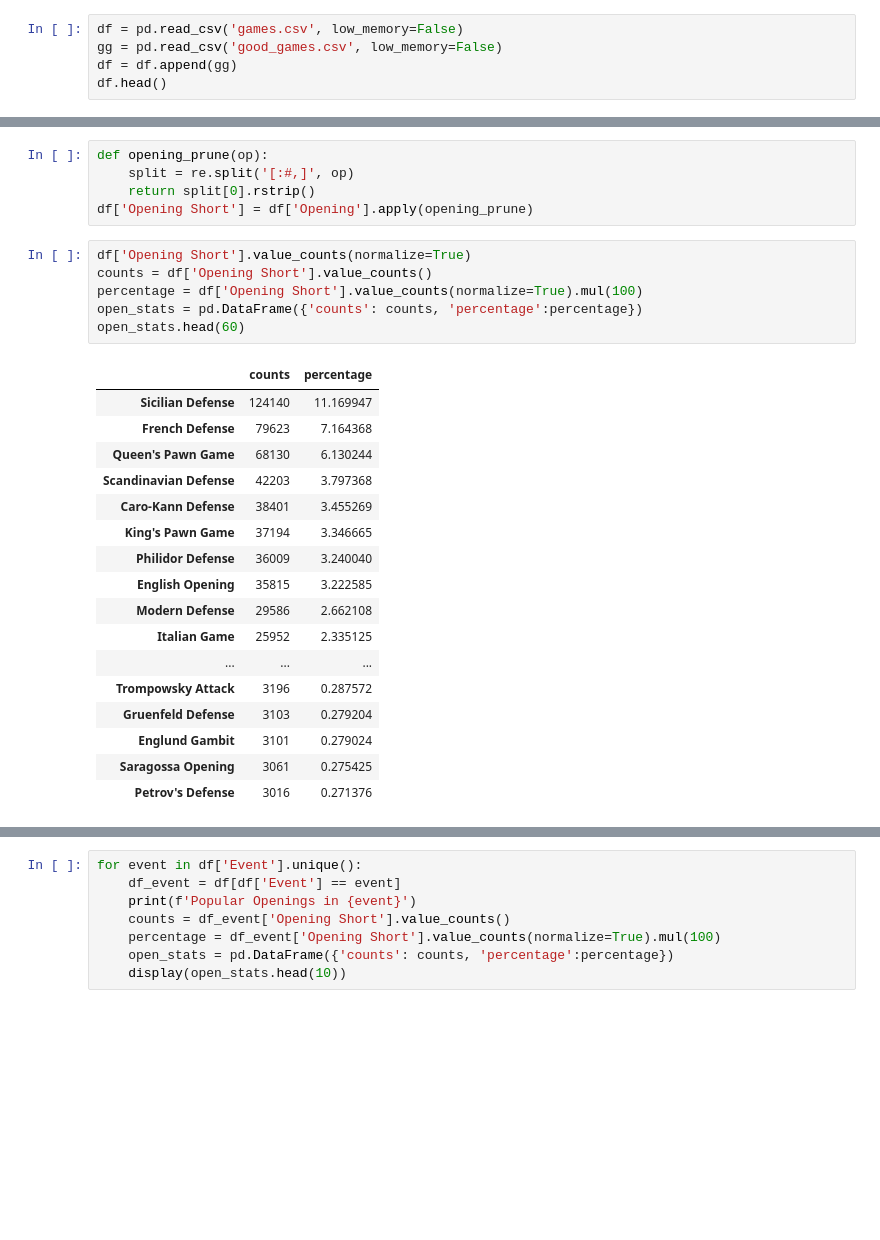
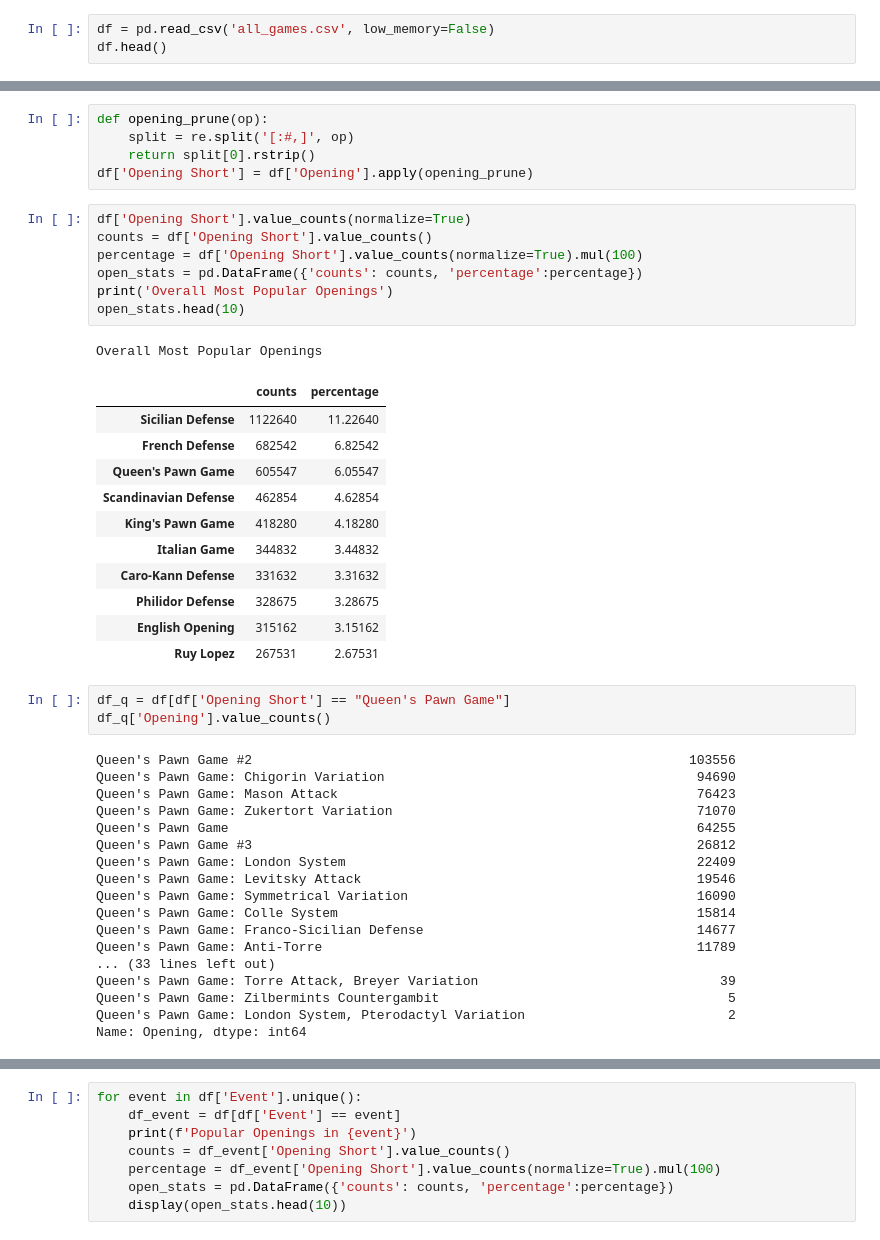
Before and after one commit to kdesai2018/DSL-final-project, a Jupyter notebook: jordan_analysis.ipynb, the cells around one changed output, grey strips where cells are left out. Drawn from its saved outputs; the diff is of its cells as text; blank space fills up the shorter version.

```diff
--- a/jordan_analysis.ipynb
+++ b/jordan_analysis.ipynb
@@ -7,9 +8,7 @@ import re
 # %% [markdown]
 # Importing and Setuping Up Dataset
 # %%
-df = pd.read_csv('games.csv', low_memory=False)
-gg = pd.read_csv('good_games.csv', low_memory=False)
-df = df.append(gg)
+df = pd.read_csv('all_games.csv', low_memory=False)
 df.head()
 # %% [output]
 |  | Unnamed: 0 | Event | Result | White Rating | Black Rating | Eco | Opening | Termination | Turns |
@@ -118,24 +122,41 @@ df['Opening Short'] = df['Opening'].apply(opening_prune)
 # %%
 df['Opening Short'].value_counts(normalize=True)
 counts = df['Opening Short'].value_counts()
 percentage = df['Opening Short'].value_counts(normalize=True).mul(100)
 open_stats = pd.DataFrame({'counts': counts, 'percentage':percentage})
-open_stats.head(60)
+print('Overall Most Popular Openings')
+open_stats.head(10)
 # %% [output]
+Overall Most Popular Openings
 |  | counts | percentage |
-| Sicilian Defense | 124140 | 11.169947 |
-| French Defense | 79623 | 7.164368 |
-| Queen's Pawn Game | 68130 | 6.130244 |
-| Scandinavian Defense | 42203 | 3.797368 |
-| Caro-Kann Defense | 38401 | 3.455269 |
-| King's Pawn Game | 37194 | 3.346665 |
-| Philidor Defense | 36009 | 3.240040 |
-| English Opening | 35815 | 3.222585 |
-| Modern Defense | 29586 | 2.662108 |
-| Italian Game | 25952 | 2.335125 |
-| ... | ... | ... |
-| Trompowsky Attack | 3196 | 0.287572 |
-| Gruenfeld Defense | 3103 | 0.279204 |
-| Englund Gambit | 3101 | 0.279024 |
-| Saragossa Opening | 3061 | 0.275425 |
-| Petrov's Defense | 3016 | 0.271376 |
+| Sicilian Defense | 1122640 | 11.22640 |
+| French Defense | 682542 | 6.82542 |
+| Queen's Pawn Game | 605547 | 6.05547 |
+| Scandinavian Defense | 462854 | 4.62854 |
+| King's Pawn Game | 418280 | 4.18280 |
+| Italian Game | 344832 | 3.44832 |
+| Caro-Kann Defense | 331632 | 3.31632 |
+| Philidor Defense | 328675 | 3.28675 |
+| English Opening | 315162 | 3.15162 |
+| Ruy Lopez | 267531 | 2.67531 |
+# %%
+df_q = df[df['Opening Short'] == "Queen's Pawn Game"]
+df_q['Opening'].value_counts()
+# %% [output]
+Queen's Pawn Game #2                                                        103556
+Queen's Pawn Game: Chigorin Variation                                        94690
+Queen's Pawn Game: Mason Attack                                              76423
+Queen's Pawn Game: Zukertort Variation                                       71070
+Queen's Pawn Game                                                            64255
+Queen's Pawn Game #3                                                         26812
+Queen's Pawn Game: London System                                             22409
+Queen's Pawn Game: Levitsky Attack                                           19546
+Queen's Pawn Game: Symmetrical Variation                                     16090
+Queen's Pawn Game: Colle System                                              15814
+Queen's Pawn Game: Franco-Sicilian Defense                                   14677
+Queen's Pawn Game: Anti-Torre                                                11789
+... (33 lines left out)
+Queen's Pawn Game: Torre Attack, Breyer Variation                               39
+Queen's Pawn Game: Zilbermints Countergambit                                     5
+Queen's Pawn Game: London System, Pterodactyl Variation                          2
+Name: Opening, dtype: int64
```
Also changed, not shown: parts of 29 cells of this notebook.
